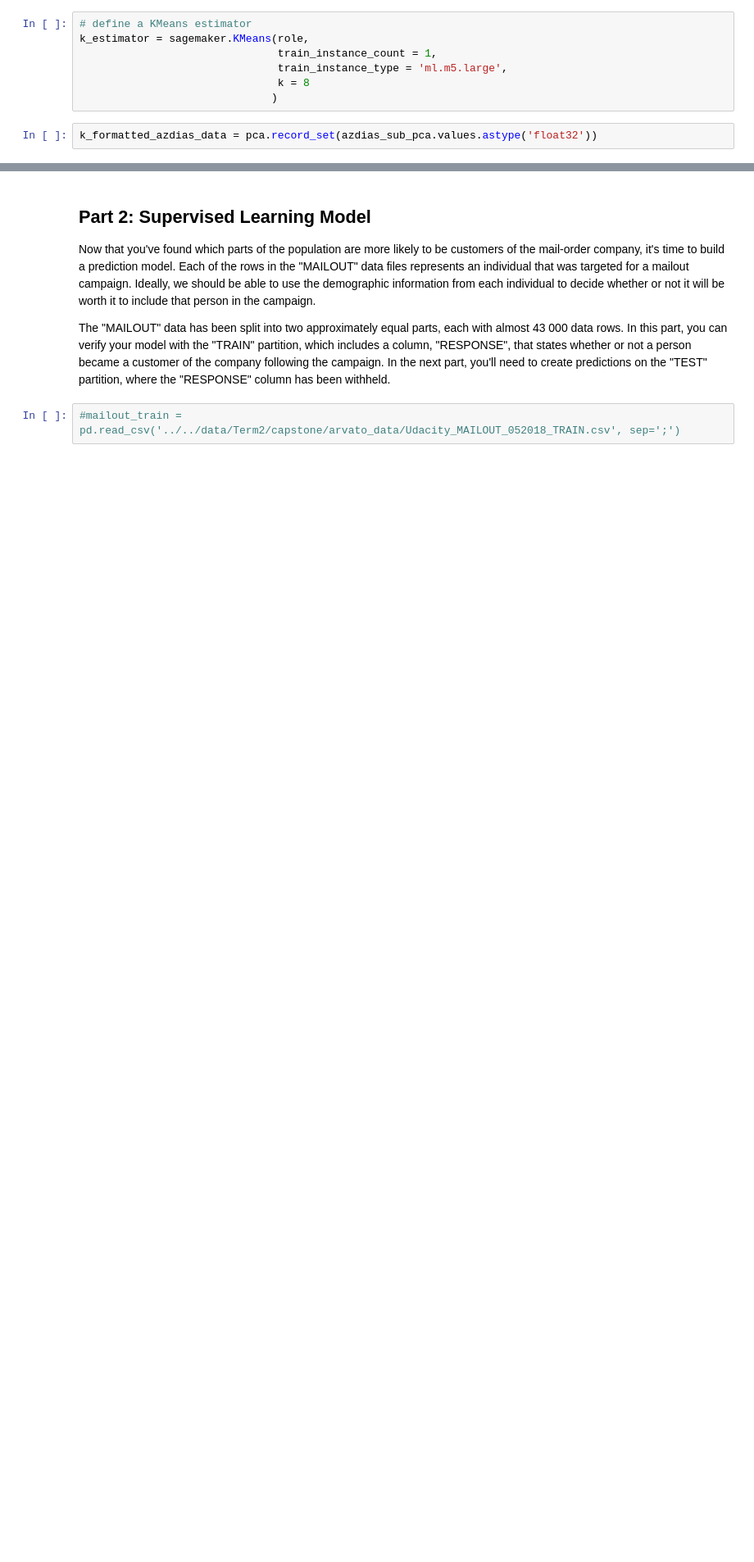
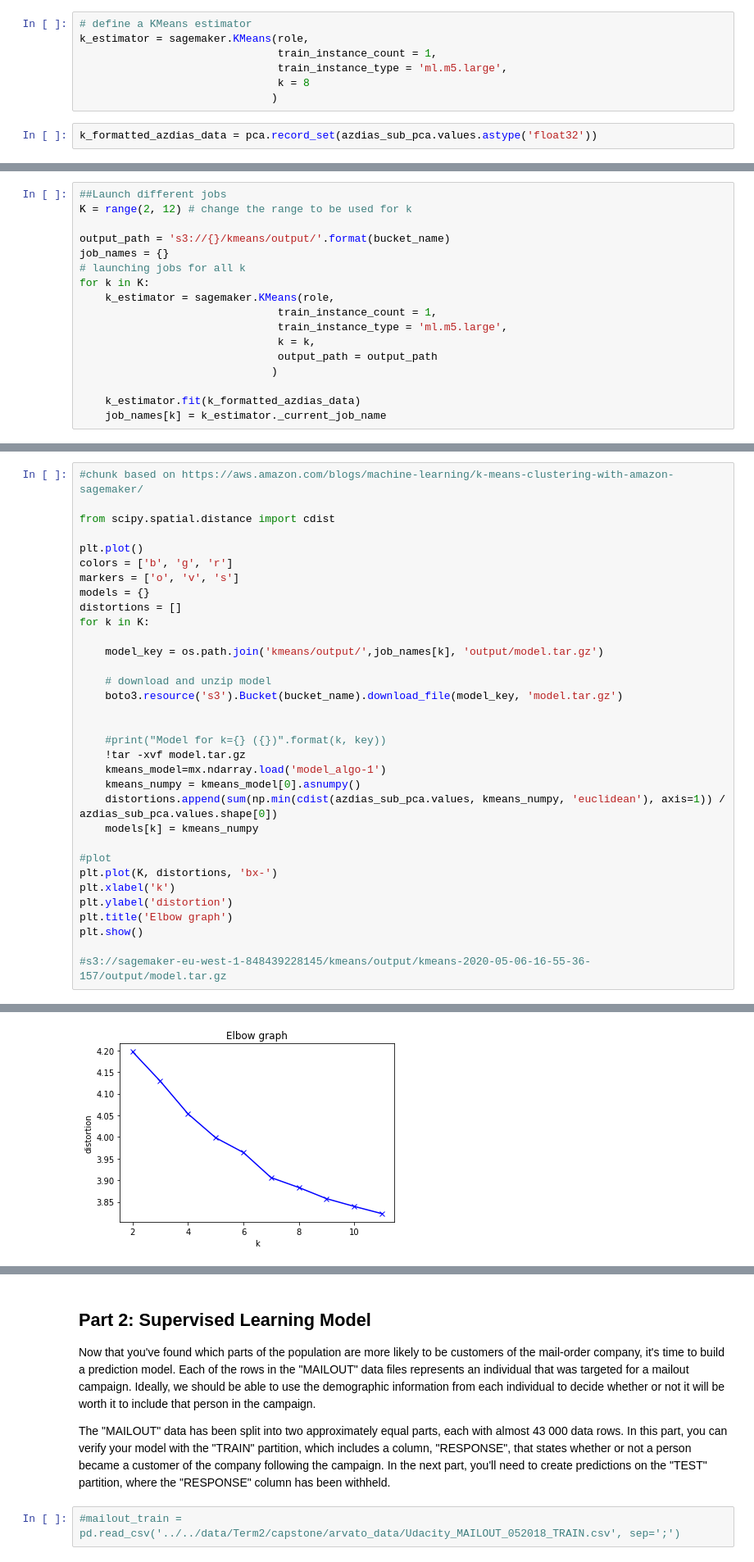
Before and after one commit to AlbertoDeBlas/MLEngineerNanodegreeCapstone, a Jupyter notebook: Arvato Project Workbook.ipynb, the cells around one changed output, grey strips where cells are left out. Shown: that part at 82% size. Drawn from its saved outputs; the diff is of its cells as text; blank space fills up the shorter version.

Commit message:
Fit kmeans with K different groups and create elbow graph
feat: Fit kmeans with K different groups and create elbow graph

```diff
--- a/Arvato Project Workbook.ipynb
+++ b/Arvato Project Workbook.ipynb
@@ -923,0 +922,17 @@ Wall time: 3min 41s
+# %%
+##Launch different jobs
+K = range(2, 12) # change the range to be used for k
+
+output_path = 's3://{}/kmeans/output/'.format(bucket_name)
+job_names = {}
+# launching jobs for all k
+for k in K:
+    k_estimator = sagemaker.KMeans(role,
+                               train_instance_count = 1,
+                               train_instance_type = 'ml.m5.large',
+                               k = k,
+                               output_path = output_path
+                              )
+
+    k_estimator.fit(k_formatted_azdias_data)
+    job_names[k] = k_estimator._current_job_name
@@ -923,0 +963,34 @@ Wall time: 3min 41s
+# %%
+#chunk based on https://aws.amazon.com/blogs/machine-learning/k-means-clustering-with-amazon-sagemaker/
+
+from scipy.spatial.distance import cdist
+
+plt.plot()
+colors = ['b', 'g', 'r']
+markers = ['o', 'v', 's']
+models = {}
+distortions = []
+for k in K:
+
+    model_key = os.path.join('kmeans/output/',job_names[k], 'output/model.tar.gz')
+
+    # download and unzip model
+    boto3.resource('s3').Bucket(bucket_name).download_file(model_key, 'model.tar.gz')
+
+
+    #print("Model for k={} ({})".format(k, key))
+    !tar -xvf model.tar.gz
+    kmeans_model=mx.ndarray.load('model_algo-1')
+    kmeans_numpy = kmeans_model[0].asnumpy()
+    distortions.append(sum(np.min(cdist(azdias_sub_pca.values, kmeans_numpy, 'euclidean'), axis=1)) / azdias_sub_pca.values.shape[0])
+    models[k] = kmeans_numpy
+
+#plot
+plt.plot(K, distortions, 'bx-')
+plt.xlabel('k')
+plt.ylabel('distortion')
+plt.title('Elbow graph')
+plt.show()
+
+#s3://sagemaker-eu-west-1-848439228145/kmeans/output/kmeans-2020-05-06-16-55-36-157/output/model.tar.gz
+# %% [output]
@@ -923,0 +1017 @@ Wall time: 3min 41s
+[figure, added]
```
Also changed, not shown: parts of 13 cells of this notebook.
